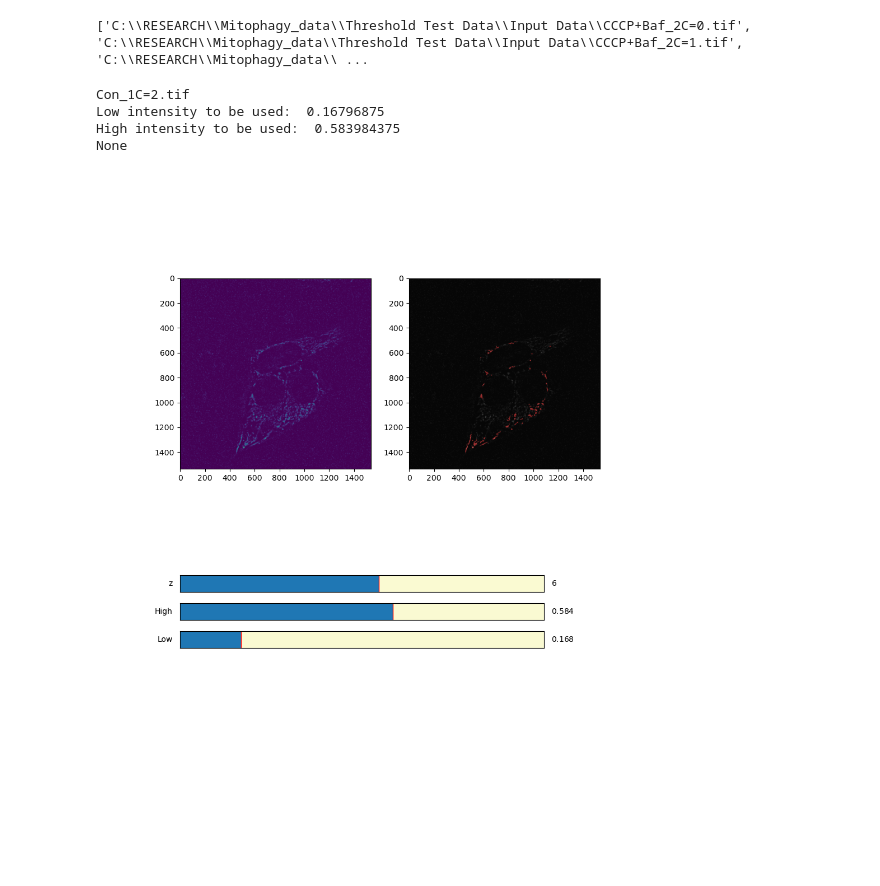
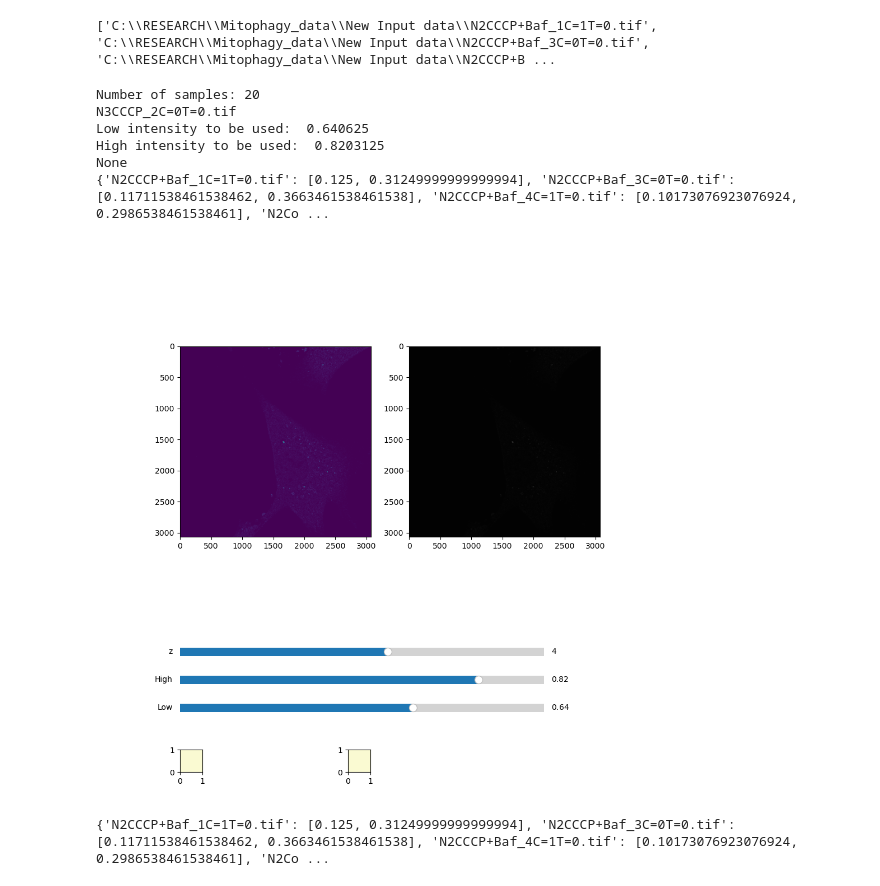
Before and after one commit to RichBat/Masters-Research, a Jupyter notebook: HysteresisThresholding.ipynb, the cells around one changed output. Cells and saved outputs as stored; diff of their text form; code cells hidden in the pictures; blank space fills up the shorter version.

```diff
--- a/HysteresisThresholding.ipynb
+++ b/HysteresisThresholding.ipynb
@@ -27,11 +27,12 @@ from skimage.filters import apply_hysteresis_threshold
 
 import pandas as pd
 # %%
-input_path = "C:\RESEARCH\Mitophagy_data\Threshold Test Data\Input Data\\"
+input_path = "C:\\RESEARCH\\Mitophagy_data\\New Input data\\"
 images = [input_path + f for f in listdir(input_path) if isfile(join(input_path, f))]
 print(images)
+settings = {}
 # %% [output]
-['C:\\RESEARCH\\Mitophagy_data\\Threshold Test Data\\Input Data\\CCCP+Baf_2C=0.tif', 'C:\\RESEARCH\\Mitophagy_data\\Threshold Test Data\\Input Data\\CCCP+Baf_2C=1.tif', 'C:\\RESEARCH\\Mitophagy_data\\ ...
+['C:\\RESEARCH\\Mitophagy_data\\New Input data\\N2CCCP+Baf_1C=1T=0.tif', 'C:\\RESEARCH\\Mitophagy_data\\New Input data\\N2CCCP+Baf_3C=0T=0.tif', 'C:\\RESEARCH\\Mitophagy_data\\New Input data\\N2CCCP+B ...
 # %%
 def hysteresisThresholdingStack(stack, low, high):
     return apply_hysteresis_threshold(stack, low*255, high*255)
@@ -103,14 +104,18 @@ def update(val):
     global gradient2
     global startIndex
     global movingAverage
+    global save
+    global save_count
+    global name
+    global settings
+    settings[name] = [low.val, high.val]
     thresholded = hysteresisThresholdingStack(stack, low.val, high.val).astype(int)*255
     #thresholded = binarizeStack(stack)
     stackRGB = np.stack((stack, stack, stack), axis=-1)
     thresholdedRGB = np.stack((thresholded, np.zeros_like(thresholded),np.zeros_like(thresholded)), axis=-1)
     finalStack = stackRGB *0.6 + thresholdedRGB *0.4
-
     ax2.imshow(finalStack[int(z.val),:,:]/255)
-
+    print(save_count)
     ax.cla()
     ax.imshow(stack[int(z.val)])
     #ax.plot(centers[startIndex:], movingAverage[0][startIndex:], color='black')
@@ -129,6 +143,9 @@ def chooseHysteresisParams(img, bins=256, remove_zero=False, remove_max=False):
     global gradient2
     global startIndex
     global movingAverage
+    global save
+    global name
+    global settings
     ax = None
     ax2 = None
     startIndex = 0
@@ -157,15 +174,22 @@ def chooseHysteresisParams(img, bins=256, remove_zero=False, remove_max=False):
     axLow = plt.axes([0.15, 0.15, 0.65, 0.03], facecolor=axcolor)
     axHigh = plt.axes([0.15, 0.2, 0.65, 0.03], facecolor=axcolor)
     axZ = plt.axes([0.15, 0.25, 0.65, 0.03], facecolor=axcolor)
+    axB = plt.axes([0.15, 0.05, 0.04, 0.04], facecolor=axcolor)
+    axR = plt.axes([0.45, 0.05, 0.04, 0.04], facecolor=axcolor)
 
     low = pylab.Slider(axLow, 'Low', 0.0, 1.0, valinit=lowInit)
     high = pylab.Slider(axHigh, 'High', 0.0, 1.0, valinit=highInit)
     z = pylab.Slider(axZ, 'z', 0, img.shape[0] - 1, valinit=int(stack.shape[0]/2), valstep = 1)
+    #save = pylab.Button(axB, 'Save', color="yellow")
+    #reset_button = pylab.Button(axR, 'Reset', color='red')
+    #reset_button.on_clicked(reset)
+    #save.on_clicked(saveParams)
 
     #ax.plot(centers[startIndex:], movingAverage[0][startIndex:], color='black')
     #ax.axvline(low.val, 0, 1, label='Low')
     #ax.axvline(high.val, 0, 1, label='High')
-
+    settings[name] = [lowInit, highInit]
+    print(settings)
     ax2 = plt.subplot(122)
     #plt.subplots_adjust(hspace = .001)
     thresholded = hysteresisThresholdingStack(stack, low.val, high.val).astype(int)*255
@@ -184,11 +218,20 @@ def chooseHysteresisParams(img, bins=256, remove_zero=False, remove_max=False):
 # %%
-index = 7
+index = 9
+print("Number of samples:", len(images))
 image = io.imread(images[index])
 print(images[index].split('\\')[-1])
+name = images[index].split('\\')[-1]
 chooseHysteresisParams(image)
 # %% [output]
-Con_1C=2.tif
-Low intensity to be used:  0.16796875
-High intensity to be used:  0.583984375
+Number of samples: 20
+N3CCCP_2C=0T=0.tif
+Low intensity to be used:  0.640625
+High intensity to be used:  0.8203125
 None
+{'N2CCCP+Baf_1C=1T=0.tif': [0.125, 0.31249999999999994], 'N2CCCP+Baf_3C=0T=0.tif': [0.11711538461538462, 0.3663461538461538], 'N2CCCP+Baf_4C=1T=0.tif': [0.10173076923076924, 0.2986538461538461], 'N2Co ...
-[figure, old version]
+[figure, new version]
+# %%
+global settings
+print(settings)
+# %% [output]
+{'N2CCCP+Baf_1C=1T=0.tif': [0.125, 0.31249999999999994], 'N2CCCP+Baf_3C=0T=0.tif': [0.11711538461538462, 0.3663461538461538], 'N2CCCP+Baf_4C=1T=0.tif': [0.10173076923076924, 0.2986538461538461], 'N2Co ...
```
Also changed, not shown: parts of 3 cells of this notebook, 3 other files.
